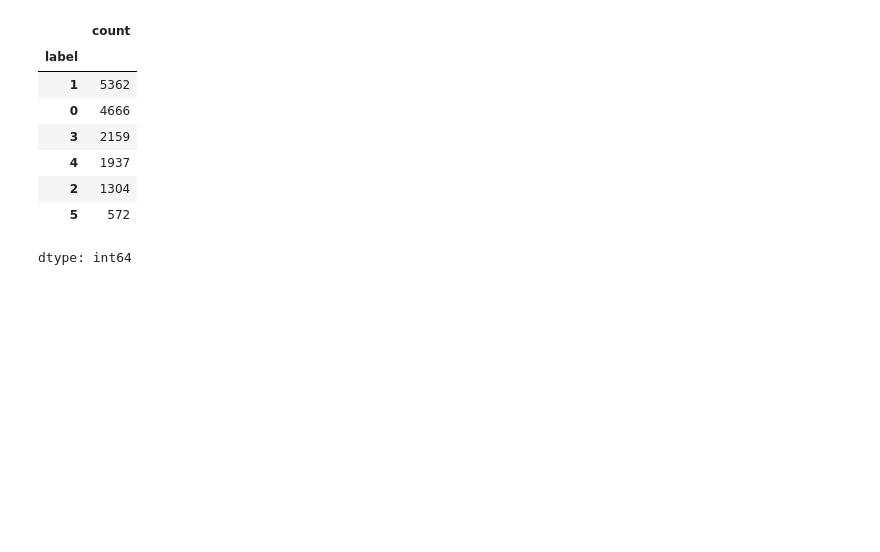
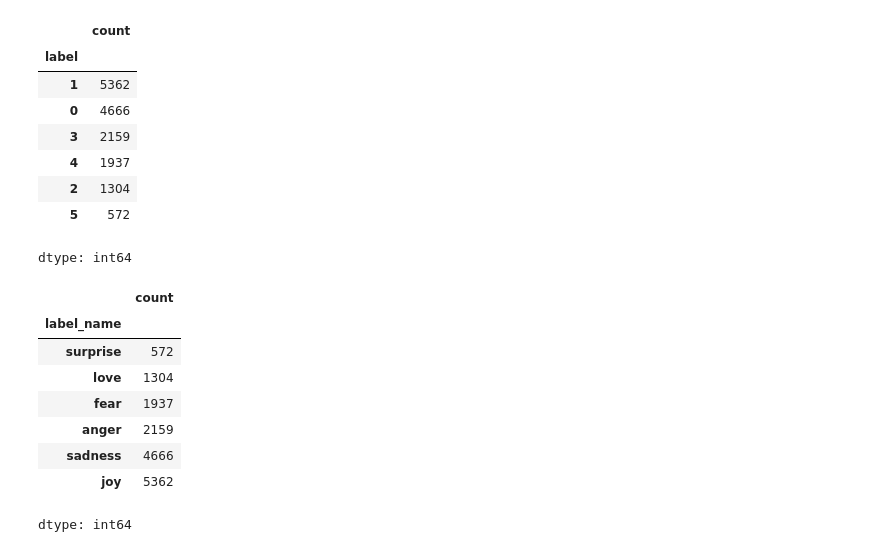
Before and after one commit to Muhammad-Asif10710/Gen-AI, a Jupyter notebook: Github_data_loading_and_analysis.ipynb, the cells around one changed output. Drawn from its saved outputs; the diff is of its cells as text; code cells hidden in the pictures; blank space fills up the shorter version.

```diff
--- a/Github_data_loading_and_analysis.ipynb
+++ b/Github_data_loading_and_analysis.ipynb
@@ -75,3 +75,19 @@ df['label'].value_counts()
 | 2 | 1304 |
 | 5 | 572 |
 dtype: int64
+# %%
+import matplotlib.pyplot as plt
+#Matplotlib is a powerful data visualization library in Python, mainly used for creating static, animated, and interactive plots. It works well with NumPy, Pandas, and Seaborn.
+label_counts= df["label_name"].value_counts(ascending=True)
+label_counts
+#shows the classes
+# %% [output]
+|  | count |
+| label_name |  |
+| surprise | 572 |
+| love | 1304 |
+| fear | 1937 |
+| anger | 2159 |
+| sadness | 4666 |
+| joy | 5362 |
+dtype: int64
```
Also changed, not shown: parts of 3 cells of this notebook.
